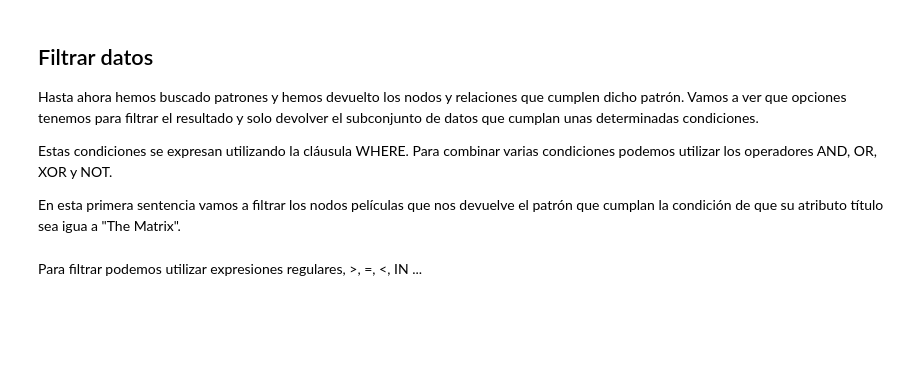
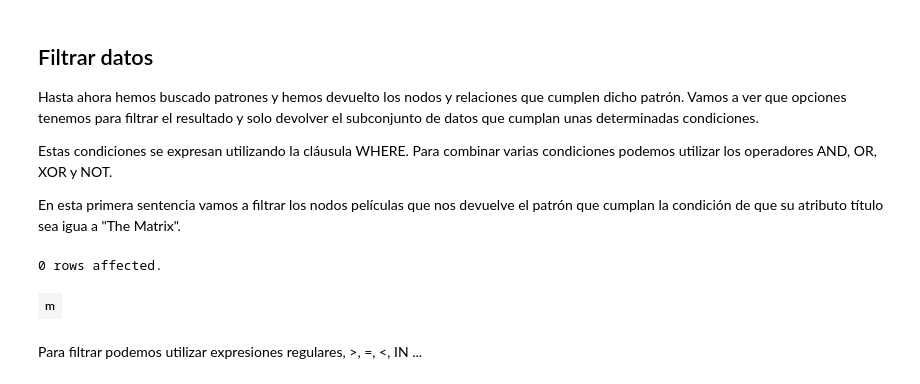
Before and after one commit to rafaelgarrote/datahack-nosql, a Jupyter notebook: workespecial/neo4j/2.Cypher en profundidad.ipynb, the cells around one changed output. Saved outputs shown, nothing was run; the diff lists cells and outputs as text; code cells hidden in the pictures; blank space fills up the shorter version.

```diff
--- a/workespecial/neo4j/2.Cypher en profundidad.ipynb
+++ b/workespecial/neo4j/2.Cypher en profundidad.ipynb
@@ -43,9 +53,12 @@ Estas condiciones se expresan utilizando la cláusula WHERE. Para combinar varia
 En esta primera sentencia vamos a filtrar los nodos películas que nos devuelve el patrón que cumplan la condición de que su atributo título sea igua a "The Matrix".
 # %%
 %%cypher http://neo4j:1234@127.0.0.1:7474/db/data
-MATCH (m:Movie)
+EXPLAIN MATCH (m:Movie)
 WHERE m.title = "The Matrix"
 RETURN m
+# %% [output]
+0 rows affected.
+| m |
 # %% [markdown]
 Para filtrar podemos utilizar expresiones regulares, >, =, <, IN ...
 # %%
```
Also changed, not shown: parts of 12 cells of this notebook, 1 other file.
